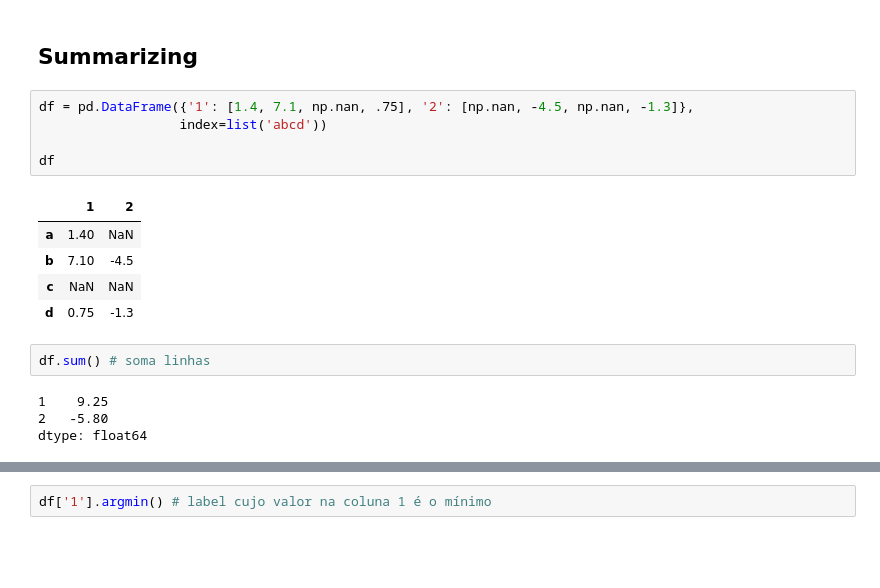
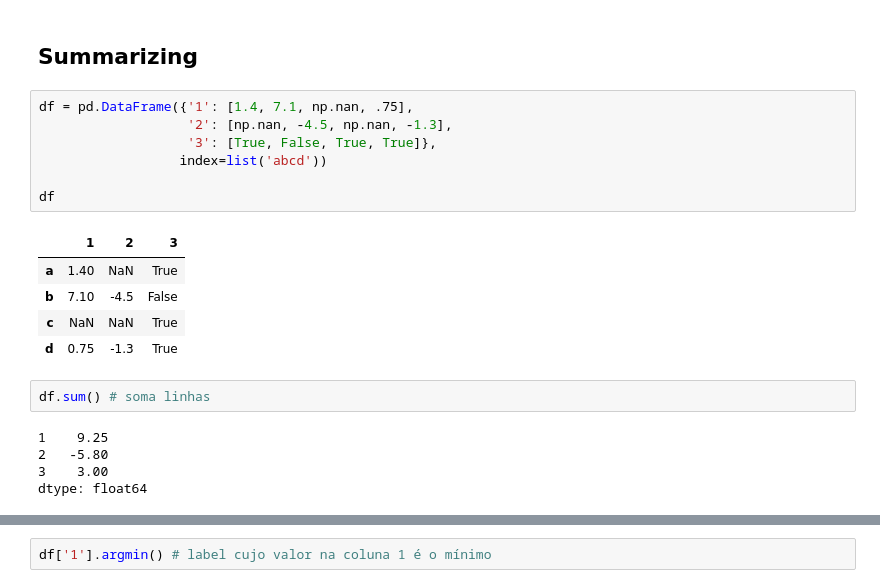
Before and after one commit to abevieiramota/course-python-data-analysis1, a Jupyter notebook: 03 - Pandas/3.1 - Pandas - Básico.ipynb, the cells around one changed output, grey strips where cells are left out. Cells and saved outputs as stored; diff of their text form; blank space fills up the shorter version.

```diff
--- a/03 - Pandas/3.1 - Pandas - Básico.ipynb
+++ b/03 - Pandas/3.1 - Pandas - Básico.ipynb
@@ -949,21 +964,24 @@ df.sort_values(['a', 'b'], ascending=[False, True]) # ordenar pelas colunas 'a'
 # %% [markdown]
 ## Summarizing
 # %%
-df = pd.DataFrame({'1': [1.4, 7.1, np.nan, .75], '2': [np.nan, -4.5, np.nan, -1.3]},
+df = pd.DataFrame({'1': [1.4, 7.1, np.nan, .75],
+                   '2': [np.nan, -4.5, np.nan, -1.3],
+                   '3': [True, False, True, True]},
                   index=list('abcd'))
 
 df
 # %% [output]
-|  | 1 | 2 |
-| a | 1.40 | NaN |
-| b | 7.10 | -4.5 |
-| c | NaN | NaN |
-| d | 0.75 | -1.3 |
+|  | 1 | 2 | 3 |
+| a | 1.40 | NaN | True |
+| b | 7.10 | -4.5 | False |
+| c | NaN | NaN | True |
+| d | 0.75 | -1.3 | True |
 # %%
 df.sum() # soma linhas
 # %% [output]
 1    9.25
 2   -5.80
+3    3.00
 dtype: float64
 # %%
 df.sum(skipna=False) # se houver NaN, resultado é NaN
```
Also changed, not shown: parts of 73 cells of this notebook, 5 other files.
